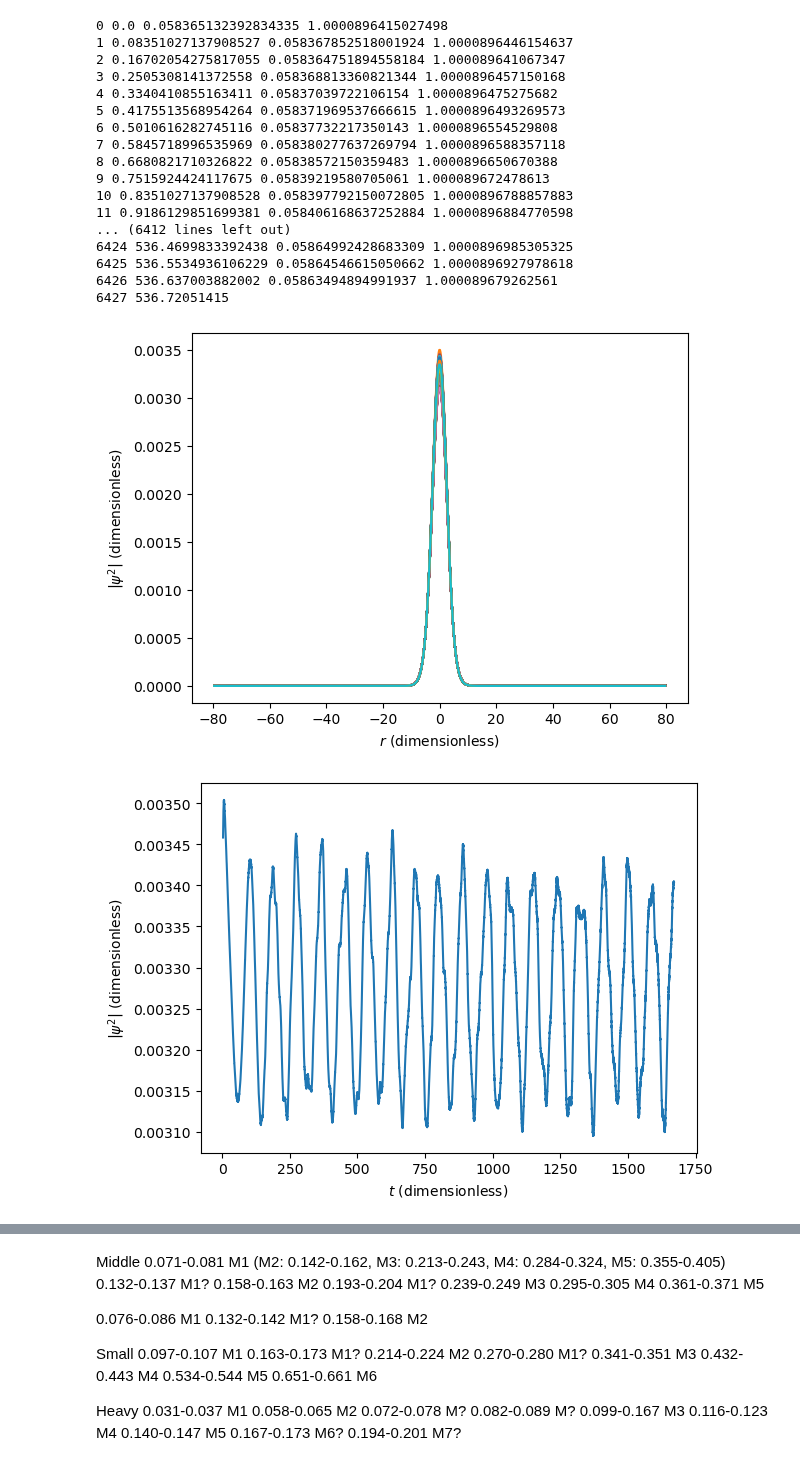
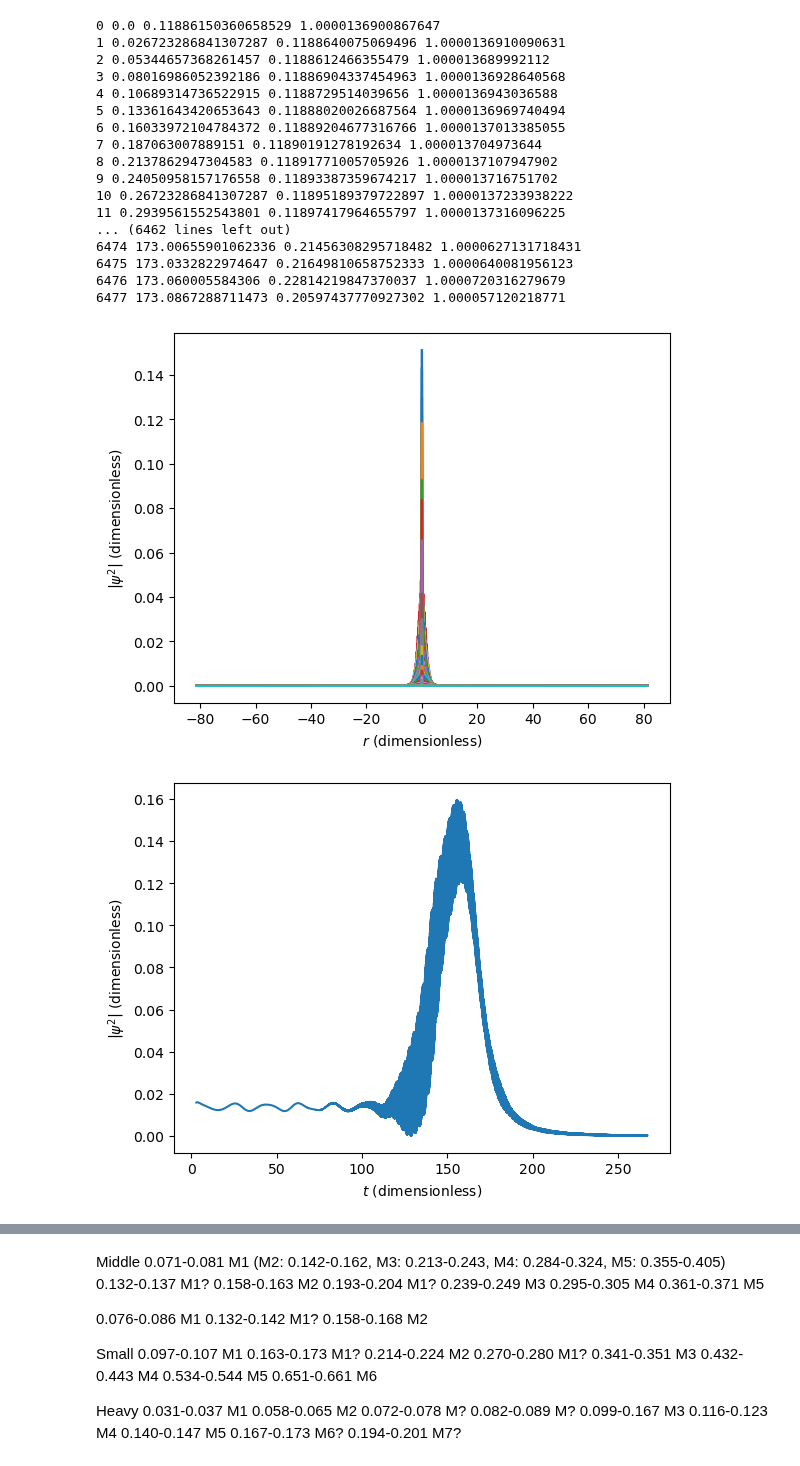
Before and after one commit to bkklee/BosonStar, a Jupyter notebook: Crank-Nicolson_v3.ipynb, the cells around one changed output, grey strips where cells are left out. Drawn from its saved outputs; the diff is of its cells as text; code cells hidden in the pictures.

```diff
--- a/Crank-Nicolson_v3.ipynb
+++ b/Crank-Nicolson_v3.ipynb
@@ -10,9 +10,9 @@ my_func = CDLL(file)
 
 #Middle
 massInCU = 2e-77
-aInCU = 1e-73
+aInCU = 1e-72
 totalMassInCU = 0.1
-dtInCU = 2500.0
+dtInCU = 4000.0
 bigT = 20000
 # %%
 allThings = outputProfile(massInCU, aInCU, totalMassInCU, 500)
@@ -21,7 +21,7 @@ x = allThings["x"][1::2]
 psi = allThings["profile"][1::2]
 
 dx = x[1]-x[0]
-for i in range(200):
+for i in range(600):
     x = np.append(x, x[-1]+dx)
     psi = np.append(psi, psi[-1])
 
@@ -175,12 +157,12 @@ quantumPressure = []
 hello = []
 ts = []
 oldGM = GM
-newGM = GM*1.1
+newGM = GM*1.05
 for t in range(bigT):
     #Pertubation
-    if(t*dt<3.0):
+    if(t*dt<2.0):
         GM = newGM
-    if(t*dt>=3.0):
+    if(t*dt>=2.0):
         GM = oldGM
 
     setupQ()
@@ -192,58 +174,58 @@ for t in range(bigT):
     for i in range(size//2):
         psi[i] = psi[size-i-1]
 
     normalization = np.trapz(2.0*np.pi*x*x*np.absolute(psi)*np.absolute(psi), x)
     if(normalization >= 1.01):
         break
     print(t, t*dt, np.absolute(psi[size//2]), normalization)
     if(GM == oldGM):
         hello.append(np.absolute(psi[size//2])*np.absolute(psi[size//2]))
         ts.append(t*dt)
 
         #Record
         rho0 = (np.absolute(psi[size//2 + 14])*np.absolute(psi[size//2 + 14]))/Ra/Ra/Ra*totalMass
         rho1 = (np.absolute(psi[size//2 + 15])*np.absolute(psi[size//2 + 15]))/Ra/Ra/Ra*totalMass
         rho2 = (np.absolute(psi[size//2 + 16])*np.absolute(psi[size//2 + 16]))/Ra/Ra/Ra*totalMass
         rho3 = (np.absolute(psi[size//2 + 17])*np.absolute(psi[size//2 + 17]))/Ra/Ra/Ra*totalMass
         Q0 = -((np.sqrt(rho0) -2*np.sqrt(rho1) + np.sqrt(rho2))/(dx*Ra)/(dx*Ra) + 2.0/(x[size//2 + 15]*Ra)*(np.sqrt(rho1)-np.sqrt(rho0))/(dx*Ra))/np.sqrt(rho1)/2.0/m
         Q1 = -((np.sqrt(rho1) -2*np.sqrt(rho2) + np.sqrt(rho3))/(dx*Ra)/(dx*Ra) + 2.0/(x[size//2 + 16]*Ra)*(np.sqrt(rho2)-np.sqrt(rho1))/(dx*Ra))/np.sqrt(rho2)/2.0/m
 
         gravitationalForce.append((phi[size//2 + 16]-phi[size//2 + 15])/dx)
         pressureGradient.append(4.0*np.pi*a/m/m/m*(rho2-rho1)/(dx*Ra)/Ra/omegaA/omegaA)
         quantumPressure.append((Q1-Q0)/m/(dx*Ra)/Ra/omegaA/omegaA)
 
     if t%100 == 0:
         plt.plot(x, np.absolute(psi)*np.absolute(psi))
 
 plt.xlabel(r"$r$ (dimensionless)")
 plt.ylabel(r"$\left | \psi^2 \right |$ (dimensionless)")
 plt.show()
 # %% [output]
-0 0.0 0.058365132392834335 1.0000896415027498
-1 0.08351027137908527 0.058367852518001924 1.0000896446154637
-2 0.16702054275817055 0.058364751894558184 1.000089641067347
-3 0.2505308141372558 0.058368813360821344 1.0000896457150168
-4 0.3340410855163411 0.05837039722106154 1.0000896475275682
-5 0.4175513568954264 0.058371969537666615 1.0000896493269573
-6 0.5010616282745116 0.05837732217350143 1.0000896554529808
-7 0.5845718996535969 0.058380277637269794 1.0000896588357118
-8 0.6680821710326822 0.05838572150359483 1.0000896650670388
-9 0.7515924424117675 0.05839219580705061 1.000089672478613
-10 0.8351027137908528 0.058397792150072805 1.0000896788857883
-11 0.9186129851699381 0.058406168637252884 1.0000896884770598
-... (6412 lines left out)
-6424 536.4699833392438 0.05864992428683309 1.0000896985305325
-6425 536.5534936106229 0.05864546615050662 1.0000896927978618
-6426 536.637003882002 0.05863494894991937 1.000089679262561
-6427 536.72051415
+0 0.0 0.11886150360658529 1.0000136900867647
+1 0.026723286841307287 0.1188640075069496 1.0000136910090631
+2 0.05344657368261457 0.1188612466355479 1.000013689992112
+3 0.08016986052392186 0.11886904337454963 1.0000136928640568
+4 0.10689314736522915 0.1188729514039656 1.0000136943036588
+5 0.13361643420653643 0.11888020026687564 1.0000136969740494
+6 0.16033972104784372 0.11889204677316766 1.0000137013385055
+7 0.187063007889151 0.11890191278192634 1.000013704973644
+8 0.2137862947304583 0.11891771005705926 1.0000137107947902
+9 0.24050958157176558 0.11893387359674217 1.000013716751702
+10 0.26723286841307287 0.11895189379722897 1.0000137233938222
+11 0.2939561552543801 0.11897417964655797 1.0000137316096225
+... (6462 lines left out)
+6474 173.00655901062336 0.21456308295718482 1.0000627131718431
+6475 173.0332822974647 0.21649810658752333 1.0000640081956123
+6476 173.060005584306 0.22814219847370037 1.0000720316279679
+6477 173.0867288711473 0.20597437770927302 1.000057120218771
-[figure, old version]
+[figure, new version]
 # %%
 plt.plot(ts, hello)
 plt.xlabel(r"$t$ (dimensionless)")
 plt.ylabel(r"$\left | \psi^2 \right |$ (dimensionless)")
 plt.show()
 # %% [output]
-[figure, old version]
+[figure, new version]
 # %%
 sp = np.fft.fft(hello[:5000])
 freq = np.fft.fftfreq(len(hello[:5000]), d=dt)*omegaA/5.391247e-44
```
Also changed, not shown: parts of 7 cells of this notebook, 3 other files.
